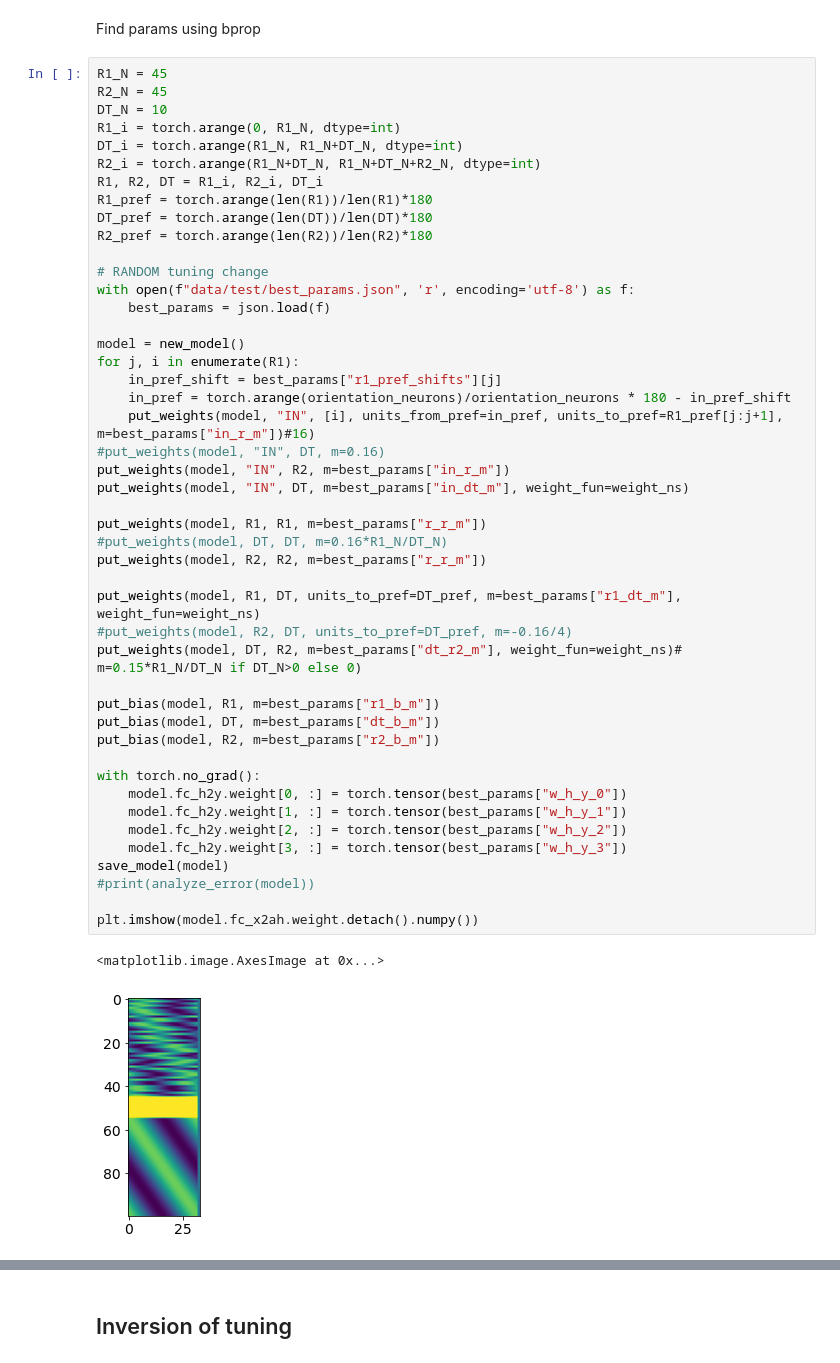
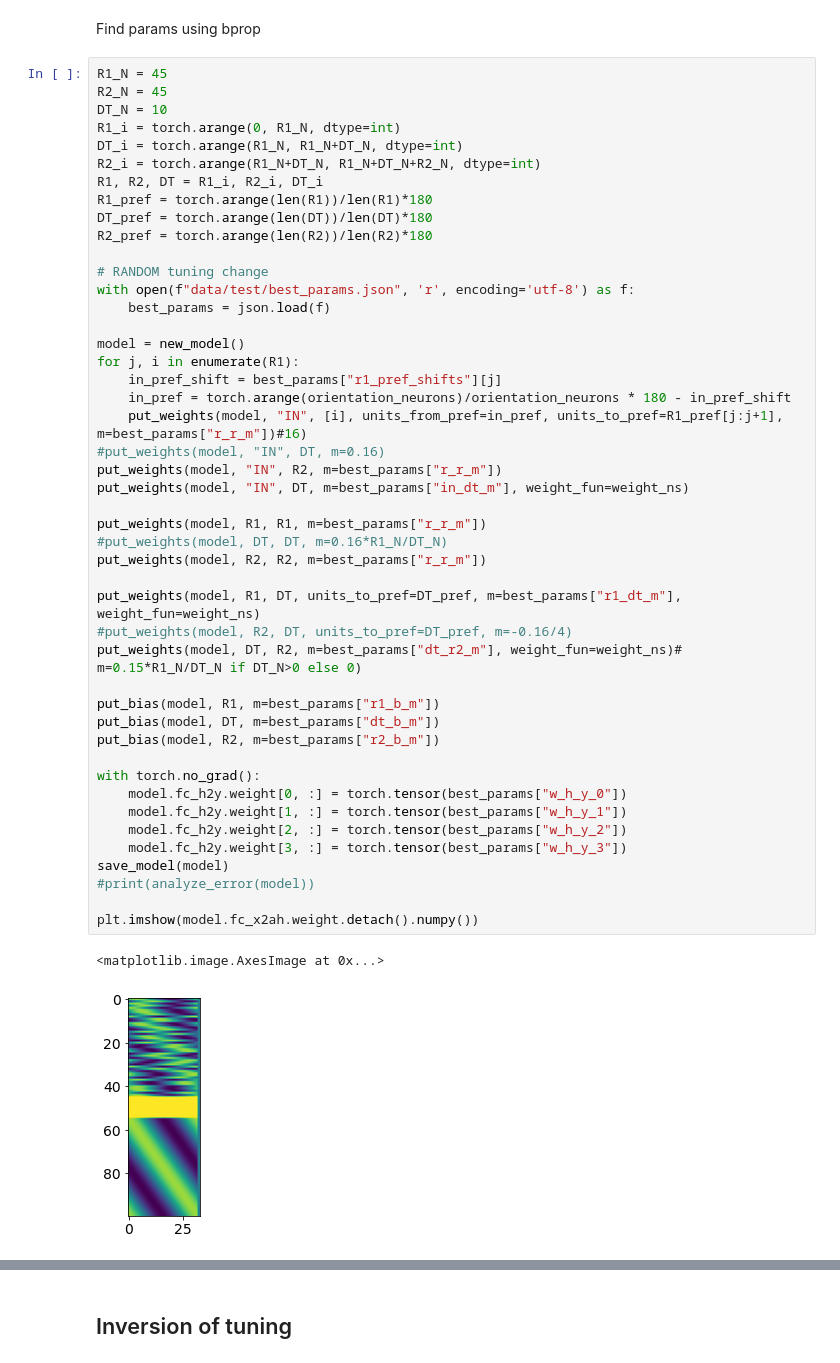
Before and after one commit to azaho/rnnmin, a Jupyter notebook: HD.ipynb, the cells around one changed output, grey strips where cells are left out. Saved outputs shown, nothing was run; the diff lists cells and outputs as text.

```diff
--- a/HD.ipynb
+++ b/HD.ipynb
@@ -765,33 +765,33 @@ with open(f"data/test/best_params.json", 'r', encoding='utf-8') as f:
 model = new_model()
 for j, i in enumerate(R1):
     in_pref_shift = best_params["r1_pref_shifts"][j]
     in_pref = torch.arange(orientation_neurons)/orientation_neurons * 180 - in_pref_shift
-    put_weights(model, "IN", [i], units_from_pref=in_pref, units_to_pref=R1_pref[j:j+1], m=best_params["in_r_m"])#16)
+    put_weights(model, "IN", [i], units_from_pref=in_pref, units_to_pref=R1_pref[j:j+1], m=best_params["r_r_m"])#16)
 #put_weights(model, "IN", DT, m=0.16)
-put_weights(model, "IN", R2, m=best_params["in_r_m"])
+put_weights(model, "IN", R2, m=best_params["r_r_m"])
 put_weights(model, "IN", DT, m=best_params["in_dt_m"], weight_fun=weight_ns)
 
 put_weights(model, R1, R1, m=best_params["r_r_m"])
 #put_weights(model, DT, DT, m=0.16*R1_N/DT_N)
 put_weights(model, R2, R2, m=best_params["r_r_m"])
 
 put_weights(model, R1, DT, units_to_pref=DT_pref, m=best_params["r1_dt_m"], weight_fun=weight_ns)
 #put_weights(model, R2, DT, units_to_pref=DT_pref, m=-0.16/4)
 put_weights(model, DT, R2, m=best_params["dt_r2_m"], weight_fun=weight_ns)# m=0.15*R1_N/DT_N if DT_N>0 else 0)
 
 put_bias(model, R1, m=best_params["r1_b_m"])
 put_bias(model, DT, m=best_params["dt_b_m"])
 put_bias(model, R2, m=best_params["r2_b_m"])
 
 with torch.no_grad():
     model.fc_h2y.weight[0, :] = torch.tensor(best_params["w_h_y_0"])
     model.fc_h2y.weight[1, :] = torch.tensor(best_params["w_h_y_1"])
     model.fc_h2y.weight[2, :] = torch.tensor(best_params["w_h_y_2"])
     model.fc_h2y.weight[3, :] = torch.tensor(best_params["w_h_y_3"])
 save_model(model)
 #print(analyze_error(model))
 
 plt.imshow(model.fc_x2ah.weight.detach().numpy())
 # %% [output]
 <matplotlib.image.AxesImage at 0x...>
-[figure, old version]
+[figure, new version]
```
Also changed, not shown: parts of 2 cells of this notebook, 8 other files.
